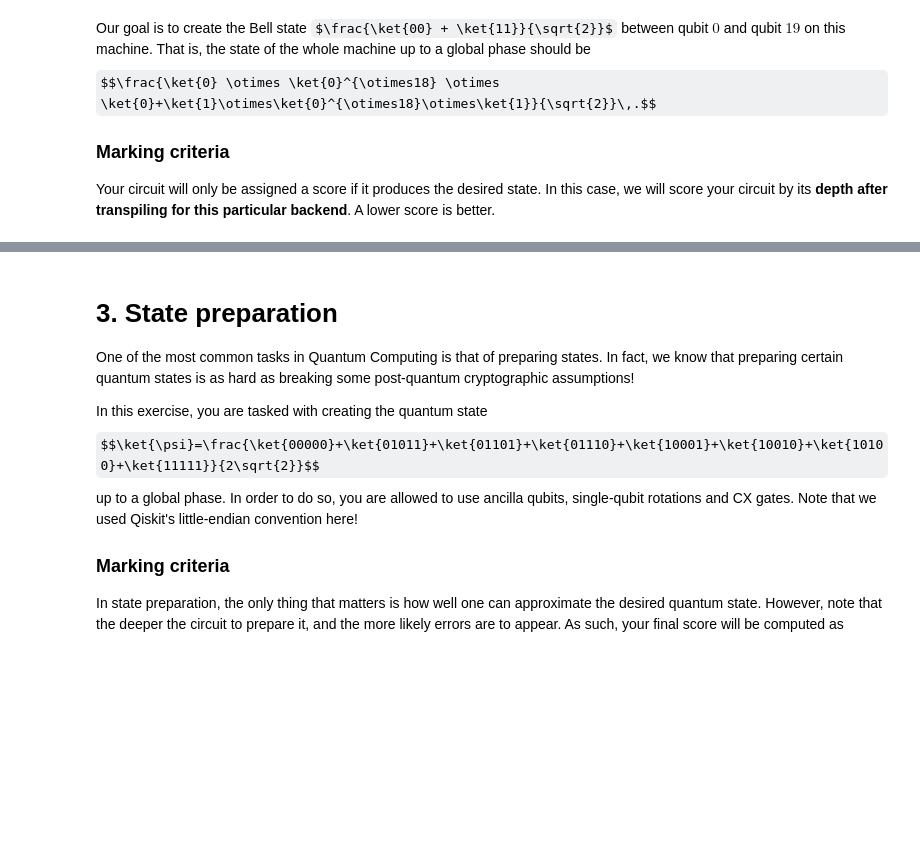
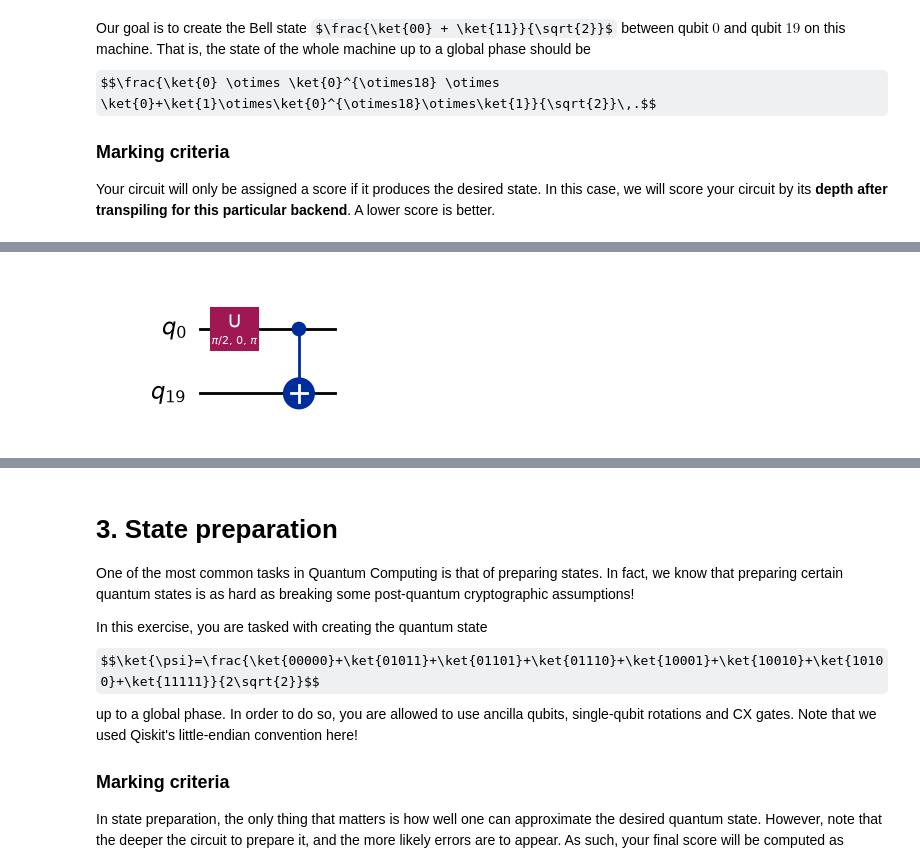
Before and after one commit to jzywiecki/quantum-computing-hackathon, a Jupyter notebook: Questions2026.ipynb, the cells around one changed output, grey strips where cells are left out. Cells and saved outputs as stored; diff of their text form; code cells hidden in the pictures; some formulas as TeX source; blank space fills up the shorter version.

```diff
--- a/Questions2026.ipynb
+++ b/Questions2026.ipynb
@@ -263,78 +214,15 @@ for i in range(1, len(route) - 1):
 # %%
-# import numpy as np
-# from qiskit import QuantumCircuit
+# SUBMISSION CELL
+from qiskit import QuantumCircuit
 
-# qc = QuantumCircuit(20)
-# qc.h(9)
+qc = QuantumCircuit(20, 2)
+# YOUR CODE HERE
+from qiskit.transpiler.preset_passmanagers import generate_preset_pass_manager
 
-# up = [9, 12, 14, 15, 18, 19]
-# bottom = [9, 8, 6, 3, 2, 0]
-
-# for i in range(len(up)-2):
-#     qc.cx(up[i], up[i+1])
-#     qc.h(up[i+1])
-
-# for i in range(len(bottom)-2):
-#     qc.cx(bottom[i], bottom[i+1])
-#     qc.h(bottom[i+1])
-
-# qc.cx(2, 0)
-# qc.cx(18, 19)
-
-# qc.cx(18, 19)
-# qc.cx(2, 0)
-
-# for i in range(1, 19):
-#     qc.reset(i)
-
-# for i in reversed(range(len(bottom) - 2)):
-#     qc.h(bottom[i + 1])
-#     qc.cx(bottom[i], bottom[i + 1])
-
-# for i in reversed(range(len(up) - 2)):
-#     qc.h(up[i + 1])
-#     qc.cx(up[i], up[i + 1])
-
-# qc.h(9)
-
-def measure_statistics(circuit, shots=100_000, seed=42):
-    from qiskit.primitives import StatevectorSampler
-    import numpy as np
-
-    # measure into a register named 'meas' (on a copy, original untouched)
-    measured = circuit.copy()
-    measured.measure_all("meas")   # creates classical register 'meas'
-
-    sampler = StatevectorSampler(seed=seed)
-    result = sampler.run([measured], shots=shots).result()[0]
-    raw_counts = result.data.meas.get_counts()
-
-    # Aggregate counts for just qubit 19 (leftmost bit) and qubit 0 (rightmost bit)
-    # States: 00, 01, 10, 11 (mapped to indices 0, 1, 2, 3)
-    counts = np.zeros(4)
-    for bits, n in raw_counts.items():
-        q19 = int(bits[0])   # leftmost character is qubit 19
-        q0 = int(bits[-1])  # rightmost character is qubit 0
-        idx = (q19 << 1) | q0
-        counts[idx] += n
-
-    return counts / shots, counts
-
-probs, counts = measure_statistics(qc)
-
-# ---- report ----
-def fmt(y):
-    q19 = y >> 1
-    q0 = y & 1
-    return f"({q19},{q0})"
-
-print(f"{'outcome':>8} {'counts':>10} {'measured':>10} {'target':>8}")
-for y in range(4):
-    target_val = p_target[y] if 'p_target' in globals() and y < len(p_target) else 0.0
-    print(f"{fmt(y):>8} {int(counts[y]):>10} {probs[y]:>10.4f} {target_val:>8.4f}")
-
-if 'p_target' in globals():
-    stat_distance = 0.5 * np.sum(np.abs(probs[:len(p_target)] - p_target))
-    print(f"\nstatistical distance: {stat_distance:.4f}")
-    print(f"sampling score:       {1 - stat_distance:.4f}")
+pm = generate_preset_pass_manager(backend=backend, optimization_level=1)
+qc.h(0)
+qc.cx(0, 19)
+# qc.measure([0, 19], [0, 1])
+qc_transpiled = pm.run(qc)
+qc.decompose(reps=100).draw("mpl", idle_wires=False)
 # %% [output]
@@ -348,0 +229 @@ sampling score:       0.0000
+[figure, added]
```
Also changed, not shown: parts of 13 cells of this notebook.
